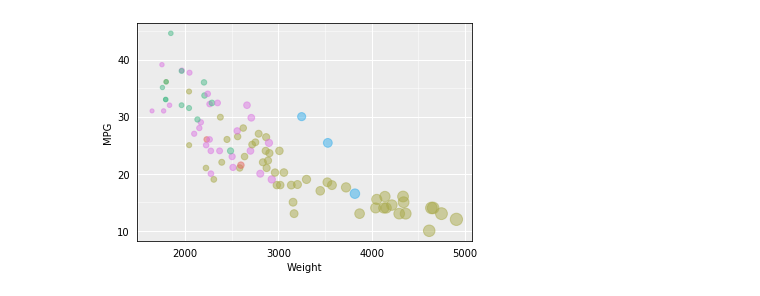
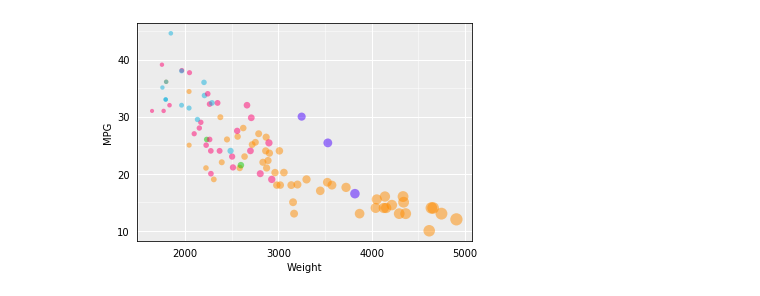
Before and after one commit to cs480x-21c/02-DataVis-5Ways, a Jupyter notebook: matplotlib/matplotlib.ipynb, the cells around one changed output. Saved outputs shown, nothing was run; the diff lists cells and outputs as text; code cells hidden in the pictures.

Commit message:
add colors

```diff
--- a/matplotlib/matplotlib.ipynb
+++ b/matplotlib/matplotlib.ipynb
@@ -6,48 +6,48 @@ from matplotlib.ticker import (MultipleLocator, AutoMinorLocator, NullFormatter)
 
 # Color dictionary
 colors = {
-    'bmw': '#E46962',
-    'ford': '#A9AA4B',
-    'honda': '#4EBC8C',
-    'mercedes': '#33ADEB',
-    'toyota': '#DC78E3'
+    'bmw': '#0DC800',
+    'ford': '#FF8C00',
+    'honda': '#11B1DD',
+    'mercedes': '#4800FF',
+    'toyota': '#FF006F'
     }
 
 # Read in csv
 data = pd.read_csv('../cars-sample.csv')
 
 # Plot points
-plt.scatter(data.Weight, data.MPG, s=(data.Weight/400)**2, c=data.Manufacturer.map(colors), alpha=0.5)
+plt.scatter(data.Weight, data.MPG, s=(data.Weight/400)**2, c=data.Manufacturer.map(colors), alpha=0.5, edgecolors='none')
 
 # Axis labels
 plt.xlabel("Weight")
 plt.ylabel("MPG")
 
 # Customize ticks
 plt.xticks(np.arange(2000, 6000, 1000))
 plt.yticks(np.arange(10, 50, 10))
 
 # Set background color
 ax = plt.gca()
 ax.set_facecolor("#ececec")
 
 # Set gridlines
 ax.set_axisbelow(True)
 ax.grid(which='minor', color='white', linestyle='-', linewidth=0.5)
 ax.grid(which='major', color='w', linestyle='-', linewidth=1)
 ax.xaxis.set_minor_locator(AutoMinorLocator(2))
 ax.yaxis.set_minor_locator(AutoMinorLocator(2))
 
 # Eliminate all tick marks
 for tic in ax.xaxis.get_major_ticks():
     tic.tick1On = tic.tick2On = False
 for tic in ax.xaxis.get_minor_ticks():
     tic.tick1On = tic.tick2On = False
 for tic in ax.yaxis.get_major_ticks():
     tic.tick1On = tic.tick2On = False
 for tic in ax.yaxis.get_minor_ticks():
     tic.tick1On = tic.tick2On = False
 
 plt.show()
 # %% [output]
-[figure, old version]
+[figure, new version]
```
Also changed, not shown: 12 other files.
